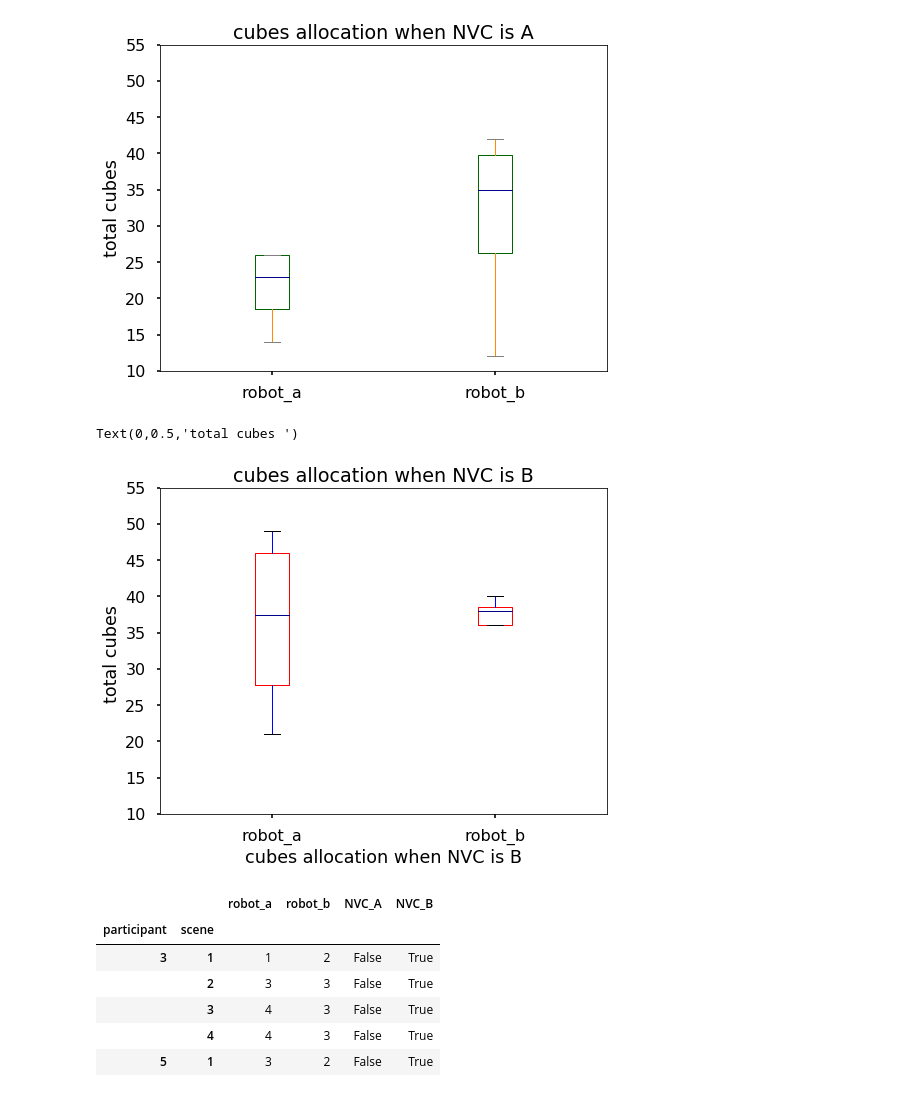
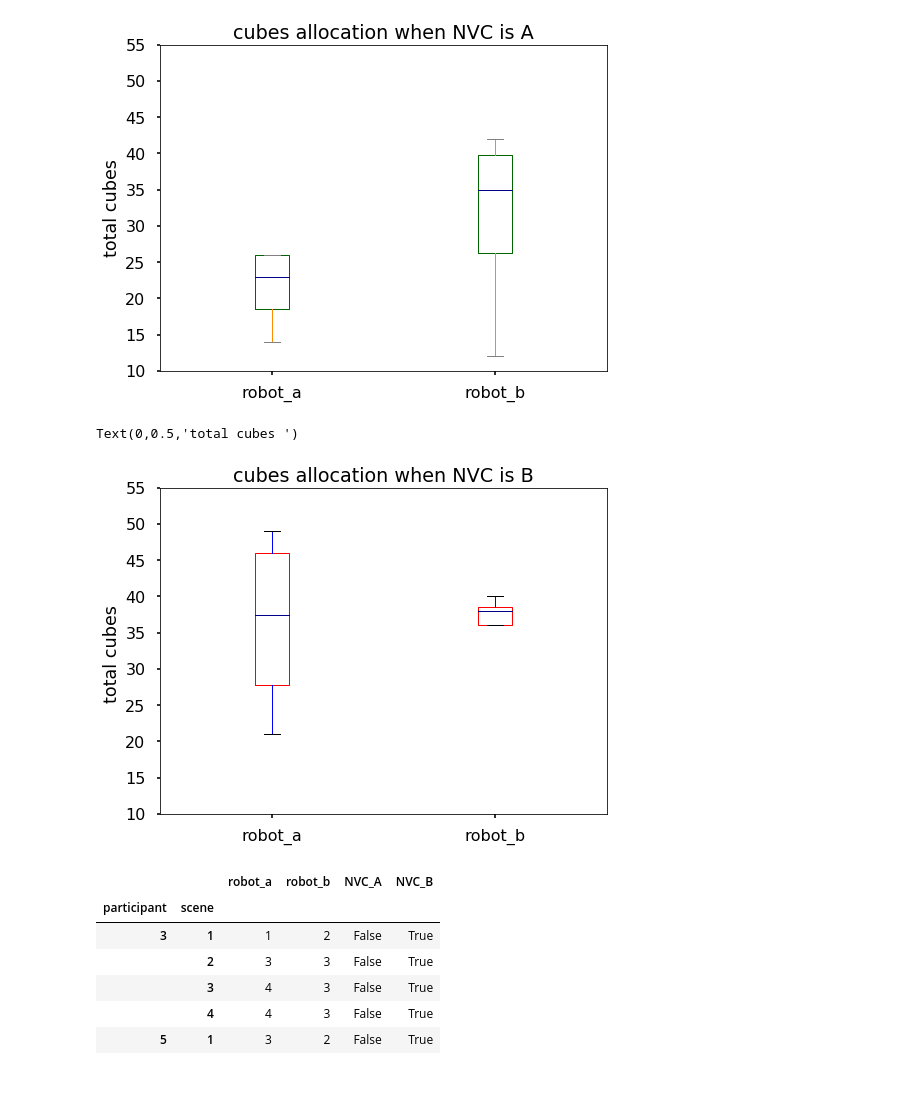
Before and after one commit to nilesh0109/PHRI_1920, a Jupyter notebook: evaluation/odd_even_participants_separate_evaluation.ipynb, the cells around one changed output. Drawn from its saved outputs; the diff is of its cells as text; code cells hidden in the pictures.

```diff
--- a/evaluation/odd_even_participants_separate_evaluation.ipynb
+++ b/evaluation/odd_even_participants_separate_evaluation.ipynb
@@ -193,12 +193,11 @@ Text(0,0.5,'total cubes')
 # %%
 color = {'boxes': 'Red', 'whiskers': 'Blue','medians': 'DarkBlue', 'caps': 'Black'}
 ax = odd_participants_by_scene.plot(kind = 'box', color = color, sym='', figsize=(8,6),yticks=range(10,60,5),
                                     title = "cubes allocation when NVC is B")
-ax.set_xlabel("cubes allocation when NVC is B")
 ax.set_ylabel("total cubes ")
 # %% [output]
 Text(0,0.5,'total cubes ')
-[figure, old version]
+[figure, new version]
 # %%
 odd_participants_data.groupby(["participant", "scene"]).sum().head()
 # %% [output]
```
Also changed, not shown: parts of 2 cells of this notebook.
